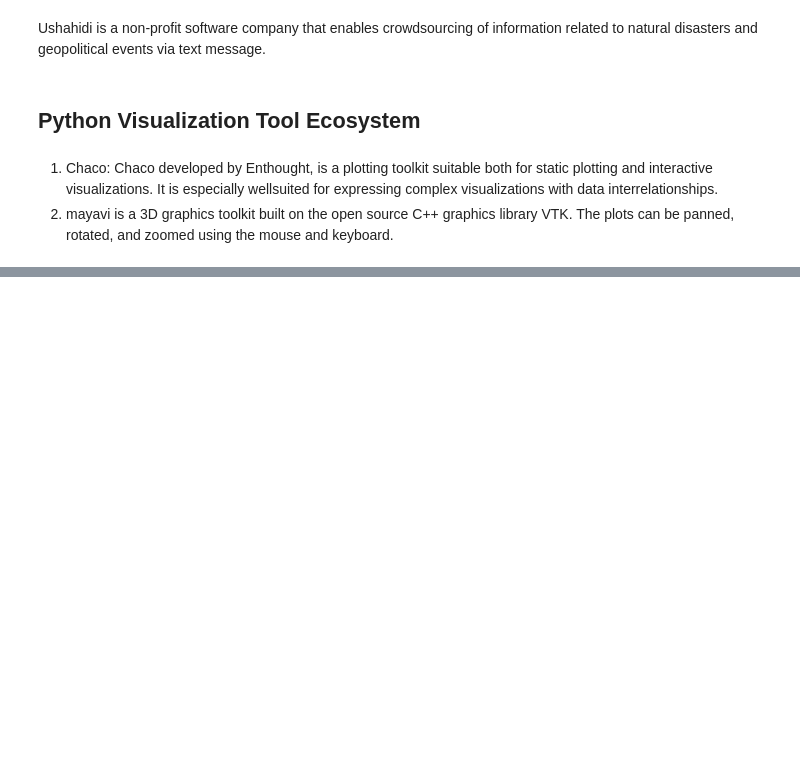
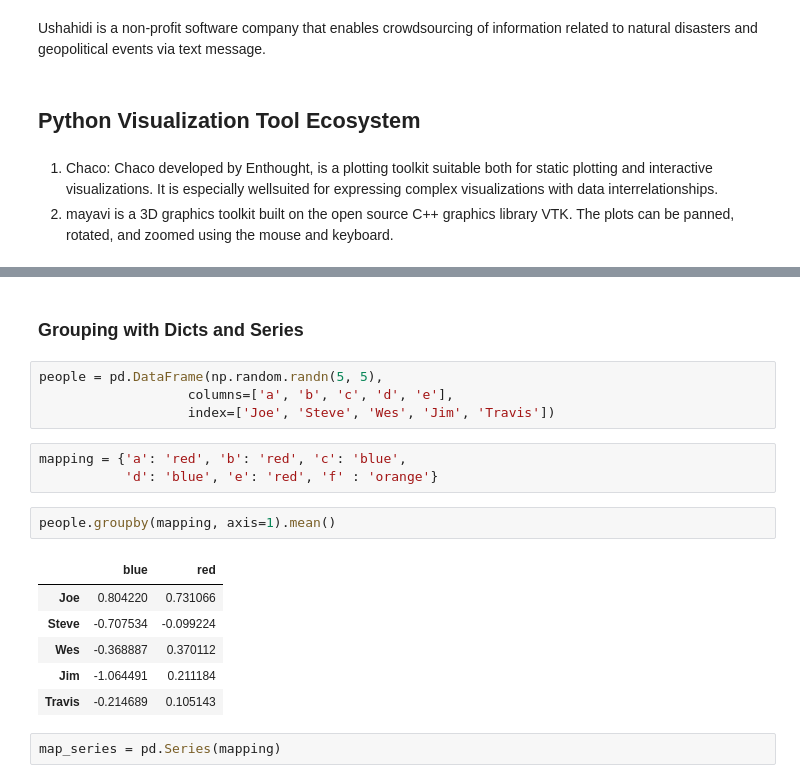
Before and after one commit to reetawwsum/Jupyter-Notebooks, a Jupyter notebook: Python for Data Analysis.ipynb, the cells around one changed output, grey strips where cells are left out. Saved outputs shown, nothing was run; the diff lists cells and outputs as text; blank space fills up the shorter version.

```diff
--- a/Python for Data Analysis.ipynb
+++ b/Python for Data Analysis.ipynb
@@ -1848,0 +1929,20 @@ Ushahidi is a non-profit software company that enables crowdsourcing of informat
+# %% [markdown]
+### Grouping with Dicts and Series
+# %%
+people = pd.DataFrame(np.random.randn(5, 5),
+                   columns=['a', 'b', 'c', 'd', 'e'],
+                   index=['Joe', 'Steve', 'Wes', 'Jim', 'Travis'])
+# %%
+mapping = {'a': 'red', 'b': 'red', 'c': 'blue',
+           'd': 'blue', 'e': 'red', 'f' : 'orange'}
+# %%
+people.groupby(mapping, axis=1).mean()
+# %% [output]
+|  | blue | red |
+| Joe | 0.804220 | 0.731066 |
+| Steve | -0.707534 | -0.099224 |
+| Wes | -0.368887 | 0.370112 |
+| Jim | -1.064491 | 0.211184 |
+| Travis | -0.214689 | 0.105143 |
+# %%
+map_series = pd.Series(mapping)
```
Also changed, not shown: parts of 17 cells of this notebook.
